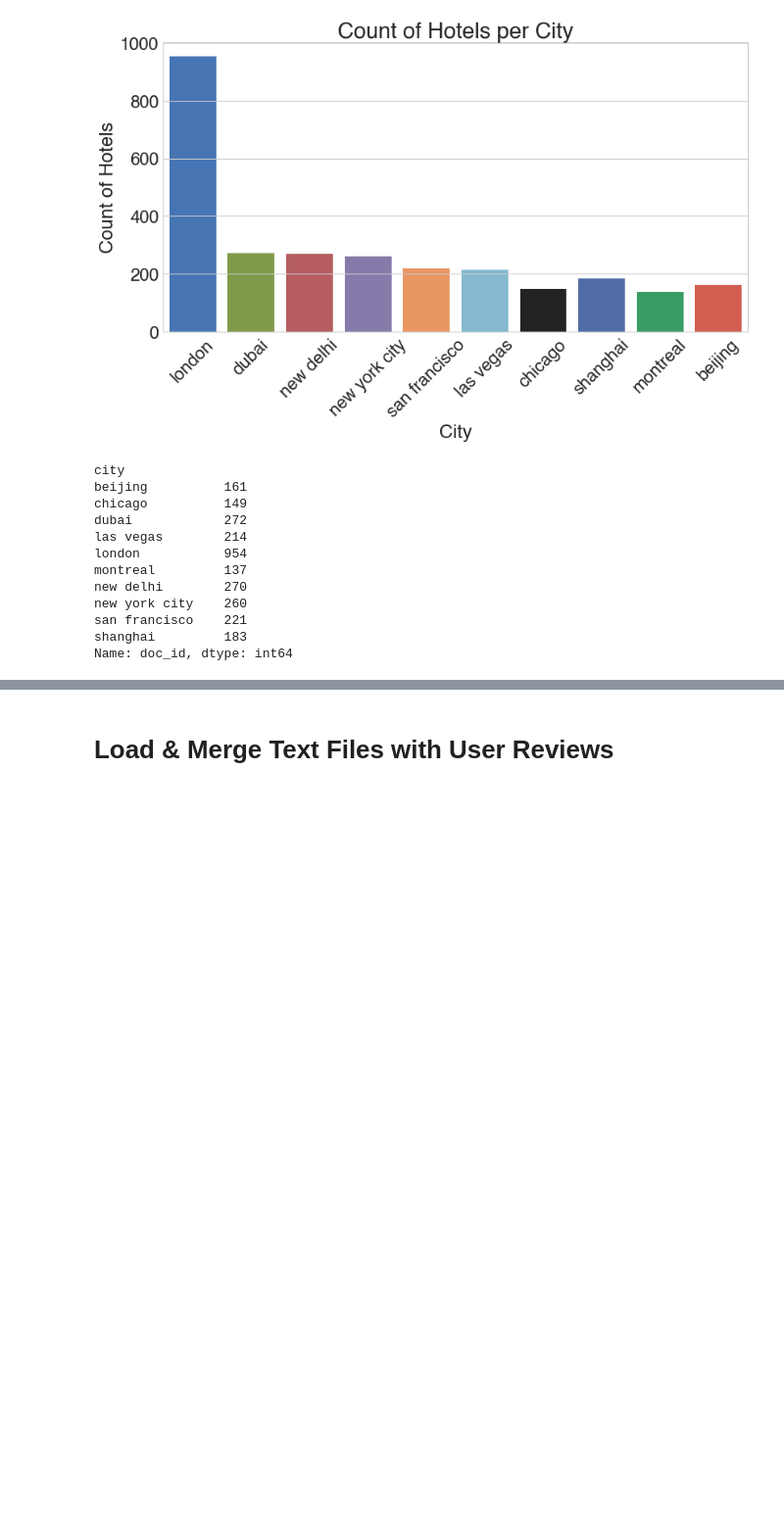
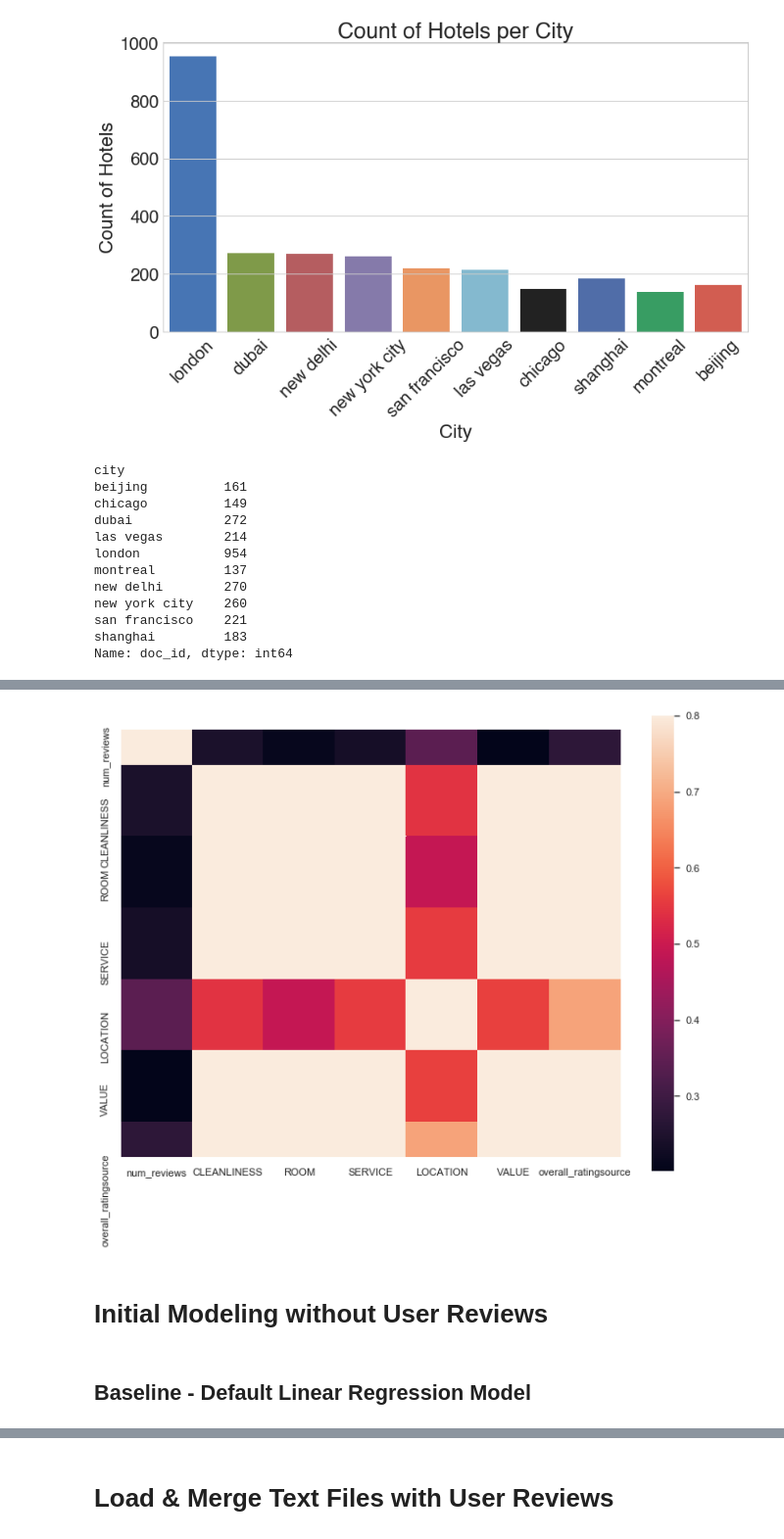
Before and after one commit to chelseanbr/between-the-lines, a Jupyter notebook: notebooks/initial_nb_loading.ipynb, the cells around one changed output, grey strips where cells are left out. Shown at 98% size. Cells and saved outputs as stored; diff of their text form; code cells hidden in the pictures; blank space fills up the shorter version.

Commit message:
did eda & made initial model, linear regression

```diff
--- a/notebooks/initial_nb_loading.ipynb
+++ b/notebooks/initial_nb_loading.ipynb
@@ -437,0 +481,6 @@ Name: doc_id, dtype: int64
+# %%
+hlp.plot_corr(df_all_cities_cleaned[num_cols])
+# %% [output]
+[figure, added]
+# %% [markdown]
+# Initial Modeling without User Reviews
@@ -437,0 +491,2 @@ Name: doc_id, dtype: int64
+# %% [markdown]
+## Baseline - Default Linear Regression Model
```
Also changed, not shown: parts of 17 cells of this notebook, 1 other file.
